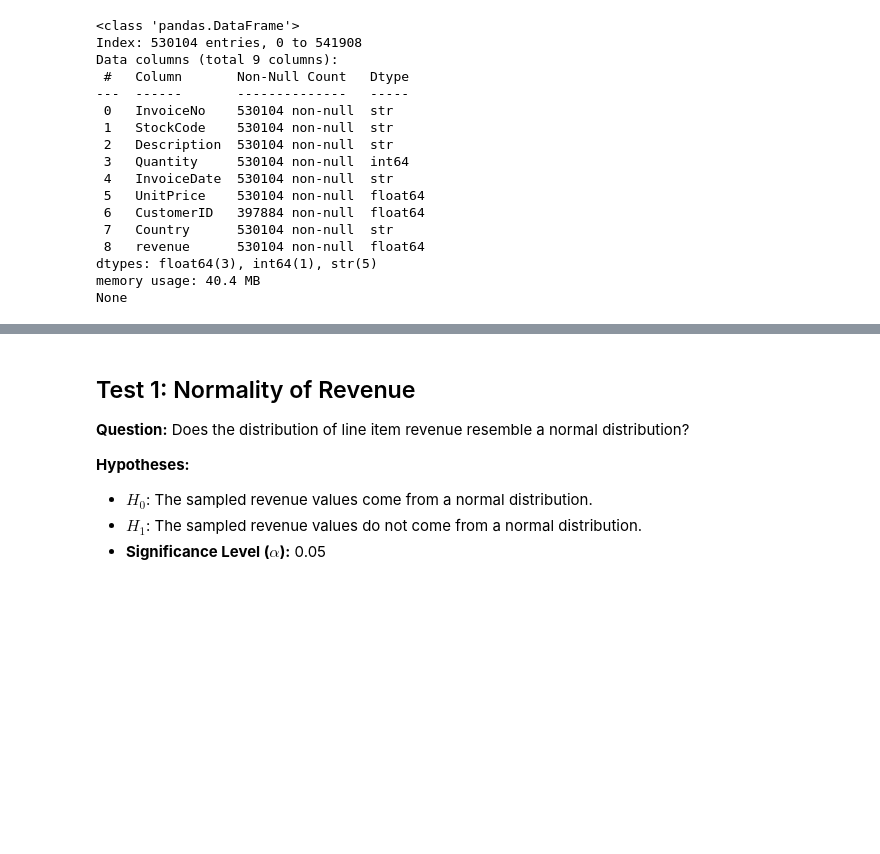
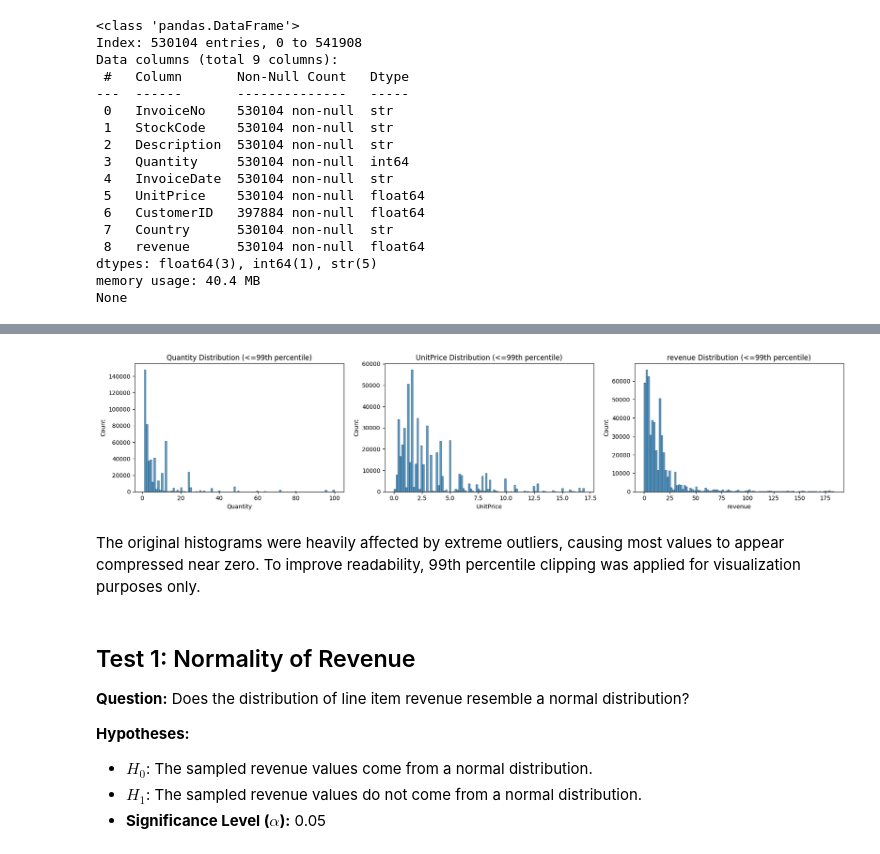
Before and after one commit to fermow/SBU-Data-Science-2026, a Jupyter notebook: Assignment_1/jupyter_notebooks_and_reports/statistical_analysis/e_commerce_statistical_analysis.ipynb, the cells around one changed output, grey strips where cells are left out. Saved outputs shown, nothing was run; the diff lists cells and outputs as text; code cells hidden in the pictures; blank space fills up the shorter version.

```diff
--- a/Assignment_1/jupyter_notebooks_and_reports/statistical_analysis/e_commerce_statistical_analysis.ipynb
+++ b/Assignment_1/jupyter_notebooks_and_reports/statistical_analysis/e_commerce_statistical_analysis.ipynb
@@ -61,0 +108,4 @@ None
+# %%
+for col in ['Quantity', 'UnitPrice', 'revenue']:
+    print("\n", col)
+    print(df_clean[col].quantile([0.9, 0.95, 0.99, 0.999]))
@@ -62,3 +133,35 @@ None
+# %%
+os.makedirs("figures", exist_ok=True)
+
+fig, axes = plt.subplots(1, 3, figsize=(18, 4))
+
+cols = ['Quantity', 'UnitPrice', 'revenue']
+
+for i, col in enumerate(cols):
+
+    q99 = df_clean[col].quantile(0.99)
+
+    filtered = df_clean[df_clean[col] <= q99]
+
+    sb.histplot(filtered[col], bins=100, ax=axes[i])
+
+    axes[i].set_title(f"{col} Distribution (<=99th percentile)")
+    axes[i].set_xlabel(col)
+    axes[i].set_ylabel("Count")
+
+plt.tight_layout()
+
+plt.savefig(
+    "figures/clipped_histograms.png",
+    dpi=300,
+    bbox_inches="tight"
+)
+
+plt.show()
+# %% [output]
+[figure, added]
+# %% [markdown]
+The original histograms were heavily affected by extreme outliers, causing most values to appear compressed near zero. To improve readability, 99th percentile clipping was applied for visualization purposes only.
 # %% [markdown]
 ## Test 1: Normality of Revenue
 **Question:** Does the distribution of line item revenue resemble a normal distribution?
```
Also changed, not shown: parts of 21 cells of this notebook, 1 other file.
